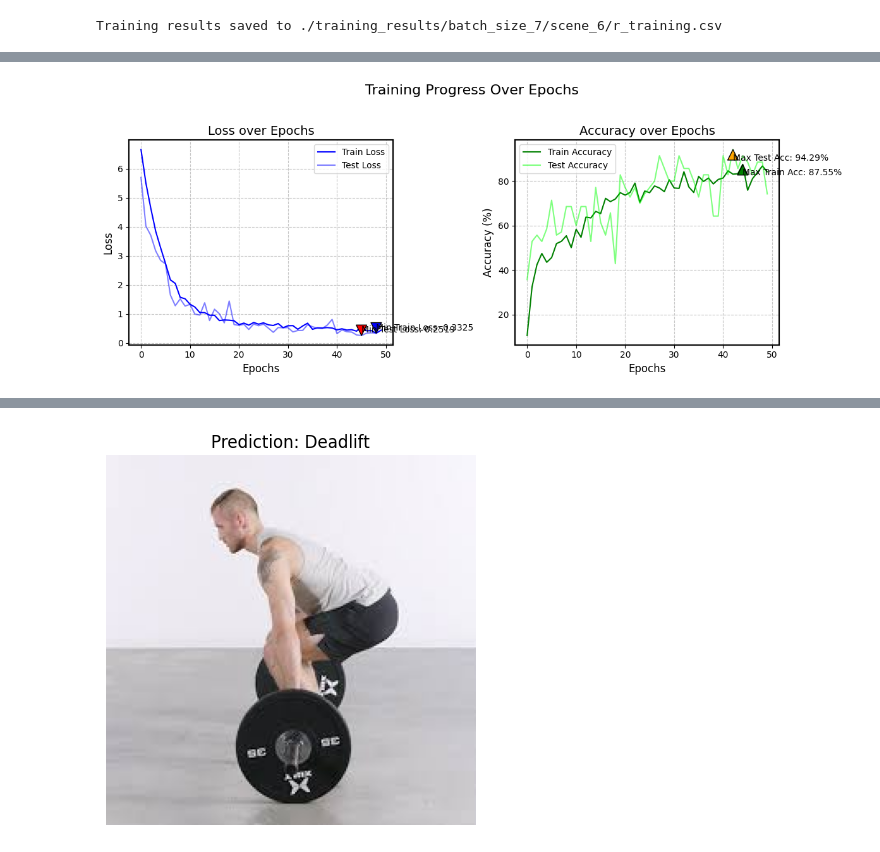
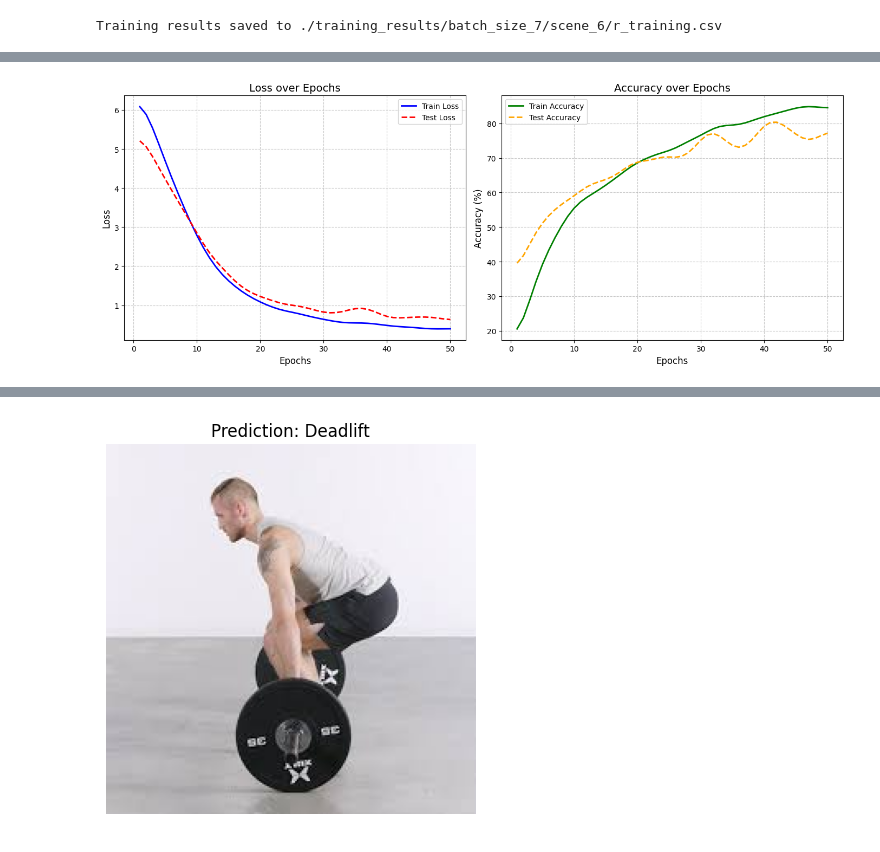
Before and after one commit to affanrk/Skripsi_DL, a Jupyter notebook: sbd_classification_mobilevig.ipynb, the cells around one changed output, grey strips where cells are left out. Cells and saved outputs as stored; diff of their text form; code cells hidden in the pictures.

```diff
--- a/sbd_classification_mobilevig.ipynb
+++ b/sbd_classification_mobilevig.ipynb
@@ -408,5 +312,51 @@ def plot_training_progress(results, save_path=None):
-# %%
-# Visualize the results after training
-plot_training_progress(trained_model, result_g_dir)
-# %% [output]
-[figure, removed]
+# %%
+# Smooth Plot Function
+def plot_training_progress(csv_path, save_path=None):
+    # Load data from CSV
+    data = pd.read_csv(csv_path)
+
+    # Extract relevant columns
+    epochs = data['Epoch']
+    train_loss = data['Train Loss']
+    test_loss = data['Test Loss']
+    train_acc = data['Train Accuracy'] * 100  # Convert to percentage
+    test_acc = data['Test Accuracy'] * 100    # Convert to percentage
+
+    # Apply Gaussian smoothing for smoother curves
+    train_loss_smooth = gaussian_filter1d(train_loss, sigma=2)
+    test_loss_smooth = gaussian_filter1d(test_loss, sigma=2)
+    train_acc_smooth = gaussian_filter1d(train_acc, sigma=2)
+    test_acc_smooth = gaussian_filter1d(test_acc, sigma=2)
+
+    # Create plots
+    fig, axes = plt.subplots(1, 2, figsize=(14, 6))
+
+    # Loss plot
+    axes[0].plot(epochs, train_loss_smooth, label='Train Loss', color='blue', linestyle='-', linewidth=2)
+    axes[0].plot(epochs, test_loss_smooth, label='Test Loss', color='red', linestyle='--', linewidth=2)
+    axes[0].set_xlabel('Epochs', fontsize=12)
+    axes[0].set_ylabel('Loss', fontsize=12)
+    axes[0].set_title('Loss over Epochs', fontsize=14)
+    axes[0].legend()
+    axes[0].grid(True, linestyle='--', alpha=0.7)
+
+    # Accuracy plot
+    axes[1].plot(epochs, train_acc_smooth, label='Train Accuracy', color='green', linestyle='-', linewidth=2)
+    axes[1].plot(epochs, test_acc_smooth, label='Test Accuracy', color='orange', linestyle='--', linewidth=2)
+    axes[1].set_xlabel('Epochs', fontsize=12)
+    axes[1].set_ylabel('Accuracy (%)', fontsize=12)
+    axes[1].set_title('Accuracy over Epochs', fontsize=14)
+    axes[1].legend()
+    axes[1].grid(True, linestyle='--', alpha=0.7)
+
+    # Save the plot if save_path is provided
+    if save_path:
+        plt.savefig(save_path, dpi=300, bbox_inches='tight')
+
+    plt.tight_layout(rect=[0, 0.03, 1, 0.95])
+    plt.show()
+
+# Usage example
+plot_training_progress('./training_results/batch_size_16/scene_6/r_training.csv', save_path=None)
+# %% [output]
+[figure, added]
```
Also changed, not shown: parts of 27 cells of this notebook, 54 other files.
